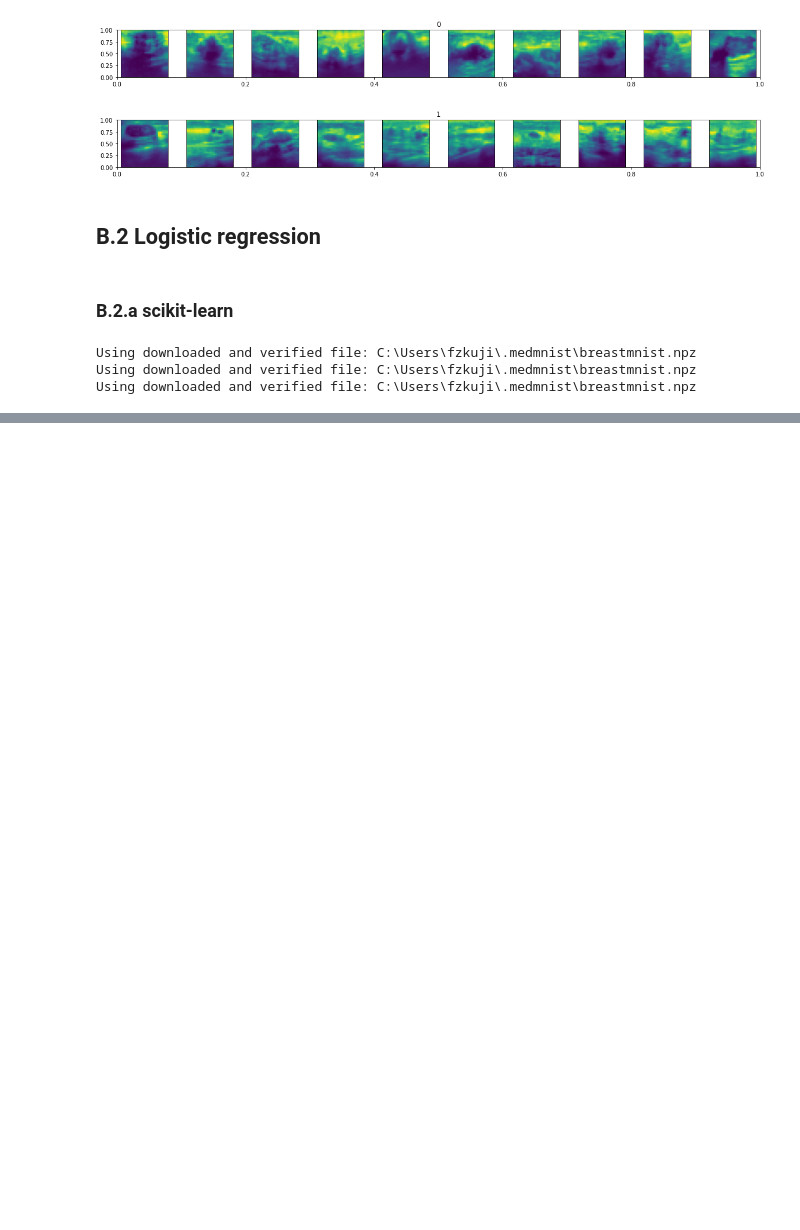
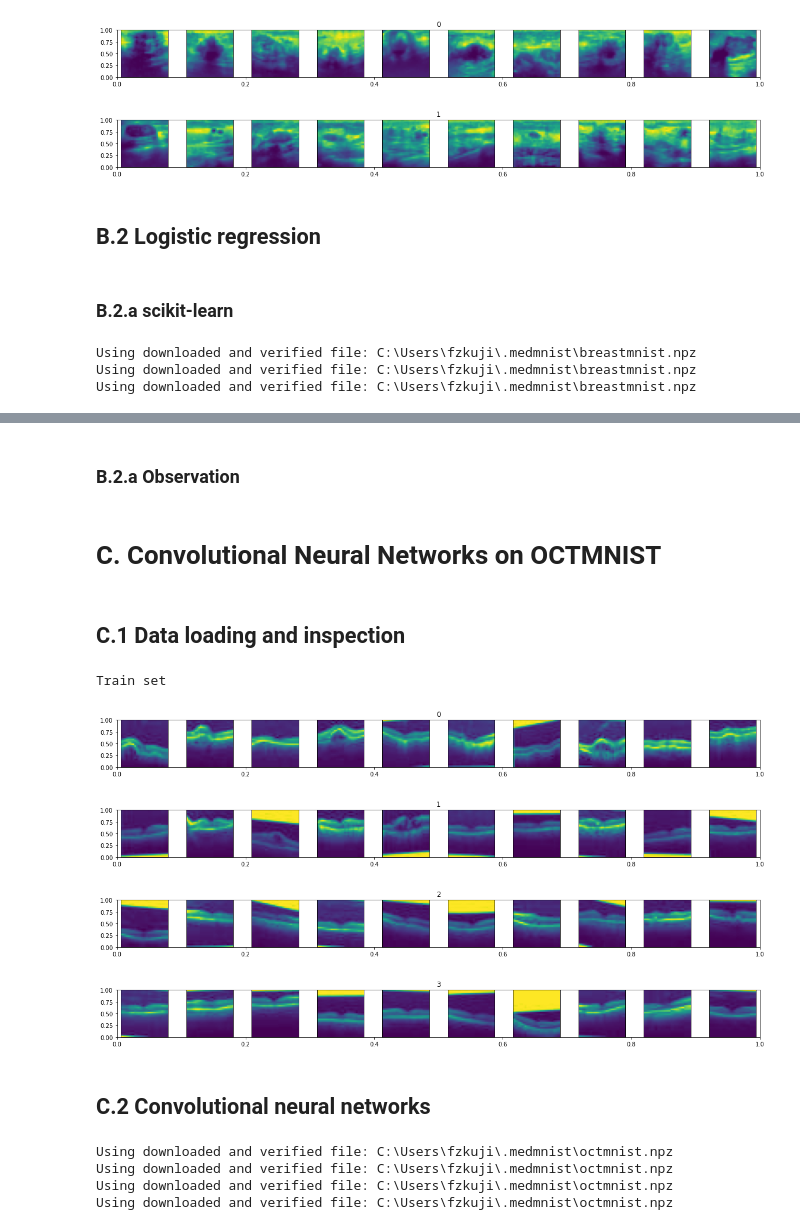
Before and after one commit to Fzkuji/COM6509, a Jupyter notebook: Assignment/COM4509-6509_Assignment_Part2_Username_acp21zf.ipynb, the cells around one changed output, grey strips where cells are left out. Drawn from its saved outputs; the diff is of its cells as text; code cells hidden in the pictures; blank space fills up the shorter version.

```diff
--- a/Assignment/COM4509-6509_Assignment_Part2_Username_acp21zf.ipynb
+++ b/Assignment/COM4509-6509_Assignment_Part2_Username_acp21zf.ipynb
@@ -45,7 +48,7 @@ def get_sample(dataset, class_list, sample_num):
     for each_class in class_list:
         num = 0
         point = 0
-        while num < sample_num:
+        while (num < sample_num) & (point < len(dataset)):
             img, target = dataset.__getitem__(point)
             point+=1
             if target==each_class:
@@ -195,0 +331,18 @@ print(grid_regression.best_score_,grid_regression.best_params_)
+# %% [markdown]
+### B.2.a Observation
+# %% [markdown]
+# C. Convolutional Neural Networks on OCTMNIST
+# %%
+data_flag = 'octmnist'
+download = True
+
+NUM_EPOCHS = 3
+BATCH_SIZE = 128
+lr = 0.001
+
+info = INFO[data_flag]
+task = info['task']
+n_channels = info['n_channels']
+n_classes = len(info['label'])
+
+DataClass = getattr(medmnist, info['python_class'])
@@ -195,0 +355,33 @@ print(grid_regression.best_score_,grid_regression.best_params_)
+# %% [markdown]
+## C.1 Data loading and inspection
+# %%
+# load the data for dispaly
+train_dataset = DataClass(split='train')
+
+class_list = [0, 1, 2, 3]
+print("Train set")
+train_sample = get_sample(train_dataset, class_list, 10)
+display_sample(train_sample, class_list, 10)
+# %% [output]
+Train set
+[figure, added]
+[figure, added]
+[figure, added]
+[figure, added]
+# %% [markdown]
+## C.2 Convolutional neural networks
+# %%
+# load the data for training
+train_dataset = DataClass(split='train', transform=data_transform, download=download)
+val_dataset = DataClass(split='val', transform=data_transform, download=download)
+test_dataset = DataClass(split='test', transform=data_transform, download=download)
+
+# encapsulate data into dataloader form
+train_loader = data.DataLoader(dataset=train_dataset, batch_size=BATCH_SIZE, shuffle=True)
+val_loader = data.DataLoader(dataset=val_dataset, batch_size=2*BATCH_SIZE, shuffle=False)
+test_loader = data.DataLoader(dataset=test_dataset, batch_size=2*BATCH_SIZE, shuffle=False)
+# %% [output]
+Using downloaded and verified file: C:\Users\fzkuji\.medmnist\octmnist.npz
+Using downloaded and verified file: C:\Users\fzkuji\.medmnist\octmnist.npz
+Using downloaded and verified file: C:\Users\fzkuji\.medmnist\octmnist.npz
+Using downloaded and verified file: C:\Users\fzkuji\.medmnist\octmnist.npz
```
Also changed, not shown: parts of 42 cells of this notebook, 1 other file.
